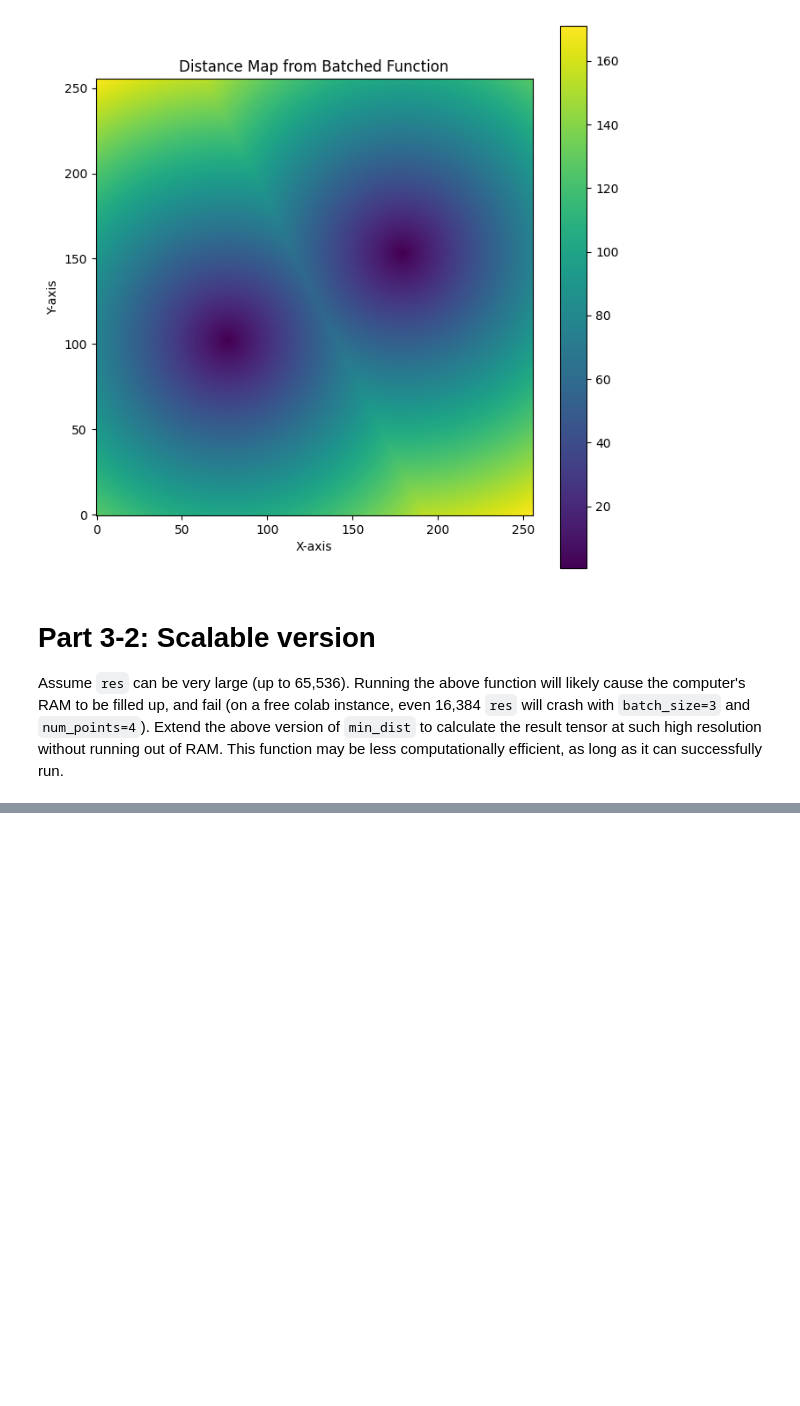
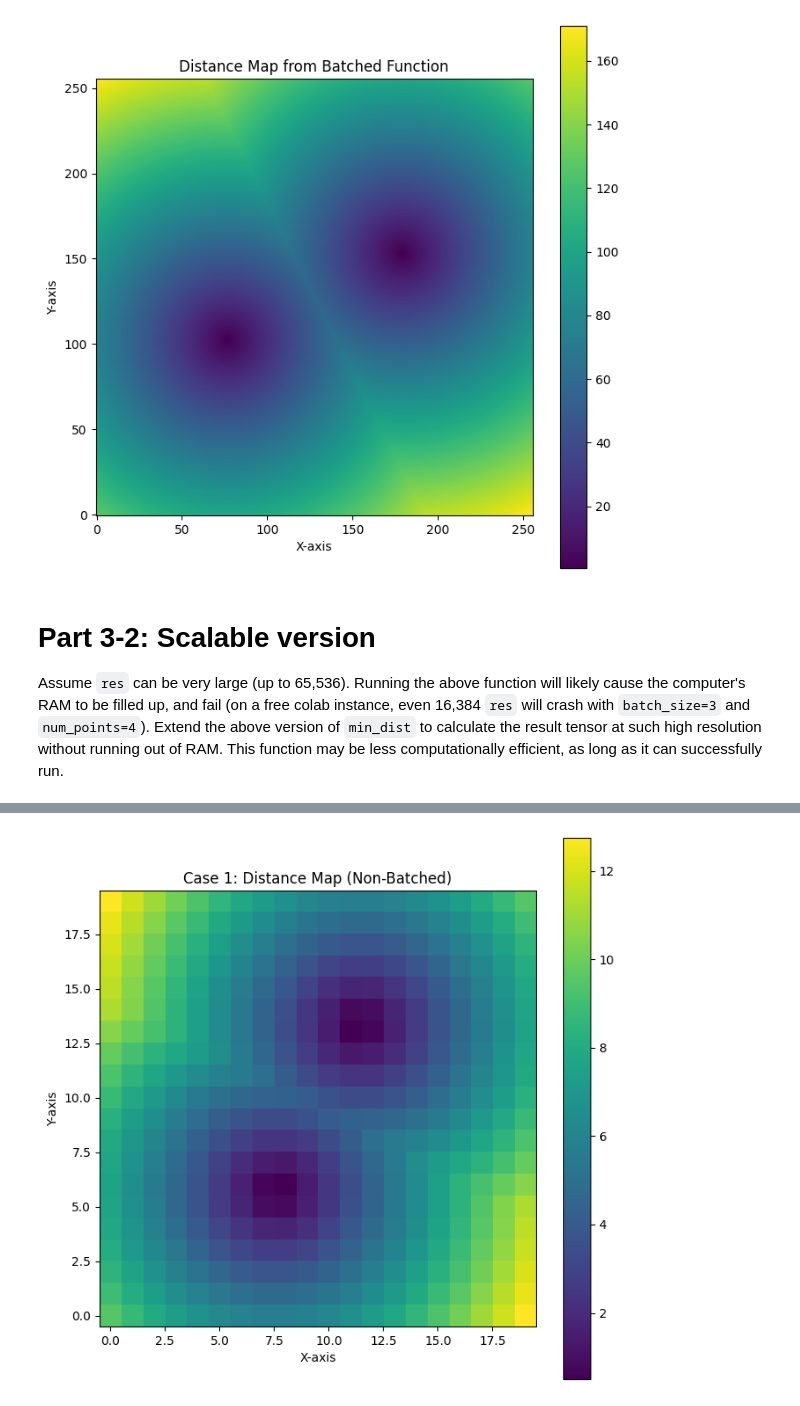
Before and after one commit to jnqeras/ARC, a Jupyter notebook: Copia_de_Homework_Assignment_V4.ipynb, the cells around one changed output, grey strips where cells are left out. Drawn from its saved outputs; the diff is of its cells as text; code cells hidden in the pictures; blank space fills up the shorter version.

```diff
--- a/Copia_de_Homework_Assignment_V4.ipynb
+++ b/Copia_de_Homework_Assignment_V4.ipynb
@@ -1277,0 +1267,79 @@ plt.show()
+# %%
+# ==========================
+# Plot Generation and Verification
+# ==========================
+
+# Device configuration: Use 'cuda' if available, else 'cpu'
+device = 'cuda' if torch.cuda.is_available() else 'cpu'
+print(f"Using device: {device}")
+
+# --------------------------
+# Test Case 1: Resolution 20
+# --------------------------
+
+# Define points and resolution for Case 1
+points_case1 = [[0.4, 0.3], [0.6, 0.7]]
+res1 = 20
+
+# Compute distance maps using all three functions
+distance_non_batched_case1 = min_dist(points_case1, res1)  # Shape: (20, 20)
+
+# Prepare batched input for min_dist_batched
+points_batched_case1 = torch.tensor([points_case1], dtype=torch.float32)  # Shape: [1, 2, 2]
+distance_batched_case1 = min_dist_batched(points_batched_case1, res1)[0]  # Shape: (20, 20)
+
+# Prepare batched input for min_dist_scalable_batched
+distance_scalable_batched_case1 = min_dist_scalable_batched(points_batched_case1, res1, block_size=10, device=device)[0]  # Shape: (20, 20)
+
+# Plotting
+plot_distance_map(distance_non_batched_case1.numpy(), 'Case 1: Distance Map (Non-Batched)')
+plot_distance_map(distance_batched_case1.numpy(), 'Case 1: Distance Map (Batched)')
+plot_distance_map(distance_scalable_batched_case1.cpu().numpy(), 'Case 1: Distance Map (Scalable Batched)')
+
+# Verify consistency for Case 1
+difference_scalable_case1 = torch.abs(distance_non_batched_case1 - distance_scalable_batched_case1.cpu())
+max_diff_scalable_case1 = difference_scalable_case1.max().item()
+print(f"Case 1: Maximum difference between non-batched and scalable batched: {max_diff_scalable_case1}")
+
+
+# Verify consistency
+difference_case1 = torch.abs(distance_non_batched_case1 - distance_batched_case1)
+max_diff_case1 = difference_case1.max().item()
+print(f"Case 1: Maximum difference between non-batched and batched: {max_diff_case1}")
+
+difference_scalable_case1 = torch.abs(distance_non_batched_case1 - distance_scalable_batched_case1.cpu())
+max_diff_scalable_case1 = difference_scalable_case1.max().item()
+print(f"Case 1: Maximum difference between non-batched and scalable batched: {max_diff_scalable_case1}")
+
+# --------------------------
+# Test Case 2: Resolution 256
+# --------------------------
+
+# Define points and resolution for Case 2
+points_case2 = [[0.4, 0.3], [0.6, 0.7], [0.3, 0.8], [0.5, 0.2]]
+res2 = 256
+
+# Compute distance maps using all three functions
+distance_non_batched_case2 = min_dist(points_case2, res2)  # Shape: (256, 256)
+
+# Prepare batched input for min_dist_batched
+points_batched_case2 = torch.tensor([points_case2], dtype=torch.float32)  # Shape: [1, 4, 2]
+distance_batched_case2 = min_dist_batched(points_batched_case2, res2)[0]  # Shape: (256, 256)
+
+# Prepare batched input for min_dist_scalable_batched
+distance_scalable_batched_case2 = min_dist_scalable_batched(points_batched_case2, res2, block_size=64, device=device)[0]  # Shape: (256, 256)
+
+# Plotting
+plot_distance_map(distance_non_batched_case2.numpy(), 'Case 2: Distance Map (Non-Batched)')
+plot_distance_map(distance_batched_case2.numpy(), 'Case 2: Distance Map (Batched)')
+plot_distance_map(distance_scalable_batched_case2.cpu().numpy(), 'Case 2: Distance Map (Scalable Batched)')
+
+# Verify consistency
+difference_case2 = torch.abs(distance_non_batched_case2 - distance_batched_case2)
+max_diff_case2 = difference_case2.max().item()
+print(f"Case 2: Maximum difference between non-batched and batched: {max_diff_case2}")
+
+difference_scalable_case2 = torch.abs(distance_non_batched_case2 - distance_scalable_batched_case2.cpu())
+max_diff_scalable_case2 = difference_scalable_case2.max().item()
+print(f"Case 2: Maximum difference between non-batched and scalable batched: {max_diff_scalable_case2}")
+# %% [output]
@@ -1277,0 +1347 @@ plt.show()
+[figure, added]
```
Also changed, not shown: parts of 13 cells of this notebook.
